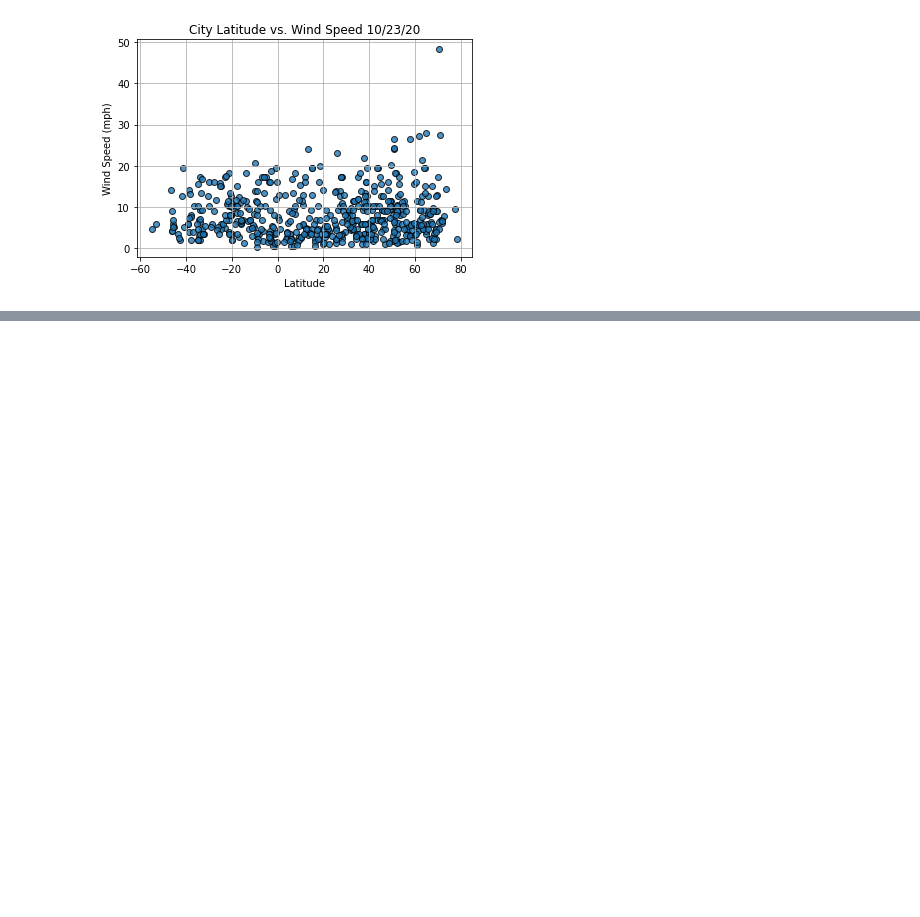
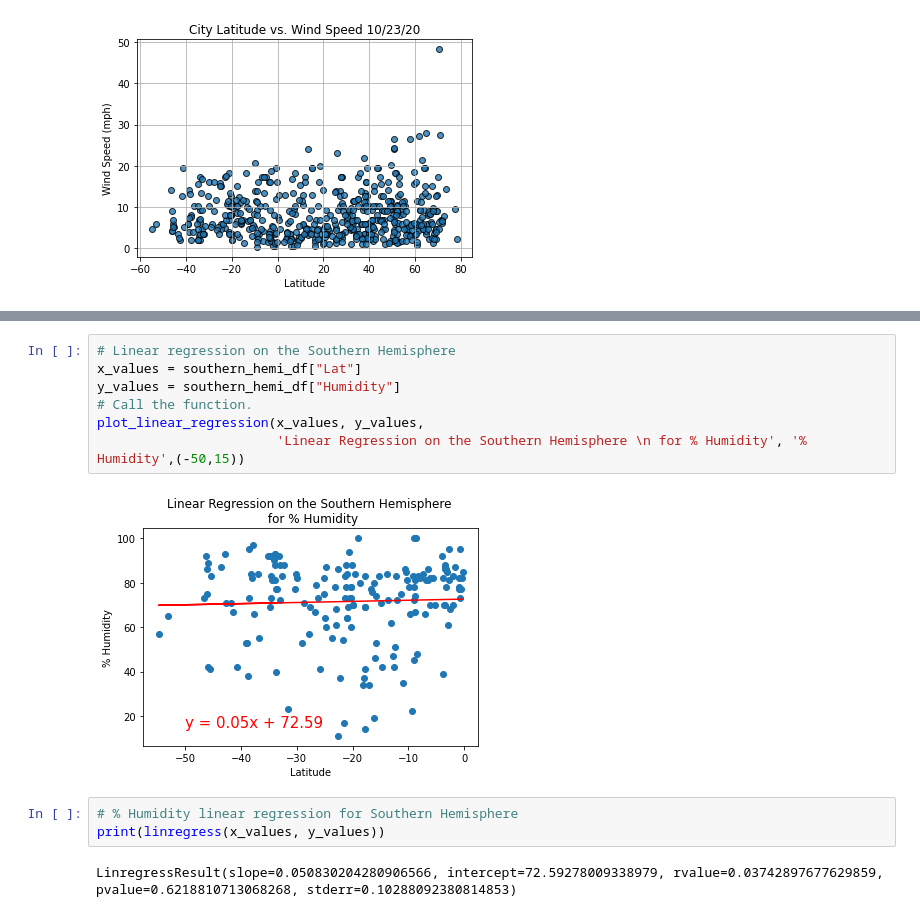
Before and after one commit to ABonuan/World_Weather_Analysis, a Jupyter notebook: WeatherPy.ipynb, the cells around one changed output, grey strips where cells are left out. Drawn from its saved outputs; the diff is of its cells as text; blank space fills up the shorter version.

```diff
--- a/WeatherPy.ipynb
+++ b/WeatherPy.ipynb
@@ -242,0 +336,14 @@ plt.show()
+# %%
+# Linear regression on the Southern Hemisphere
+x_values = southern_hemi_df["Lat"]
+y_values = southern_hemi_df["Humidity"]
+# Call the function.
+plot_linear_regression(x_values, y_values,
+                       'Linear Regression on the Southern Hemisphere \n for % Humidity', '% Humidity',(-50,15))
+# %% [output]
+[figure, added]
+# %%
+# % Humidity linear regression for Southern Hemisphere
+print(linregress(x_values, y_values))
+# %% [output]
+LinregressResult(slope=0.050830204280906566, intercept=72.59278009338979, rvalue=0.03742897677629859, pvalue=0.6218810713068268, stderr=0.10288092380814853)
```
Also changed, not shown: parts of 19 cells of this notebook.
